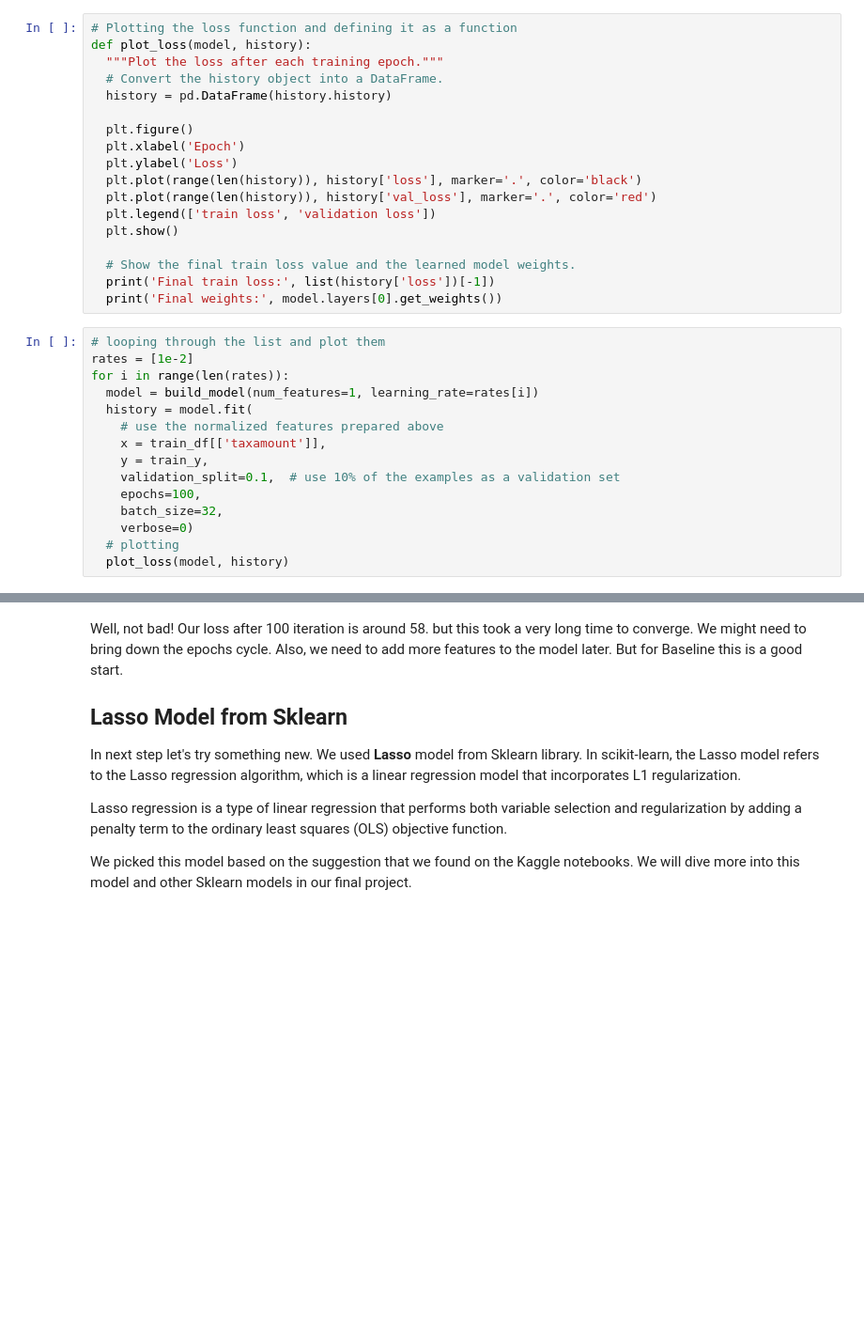
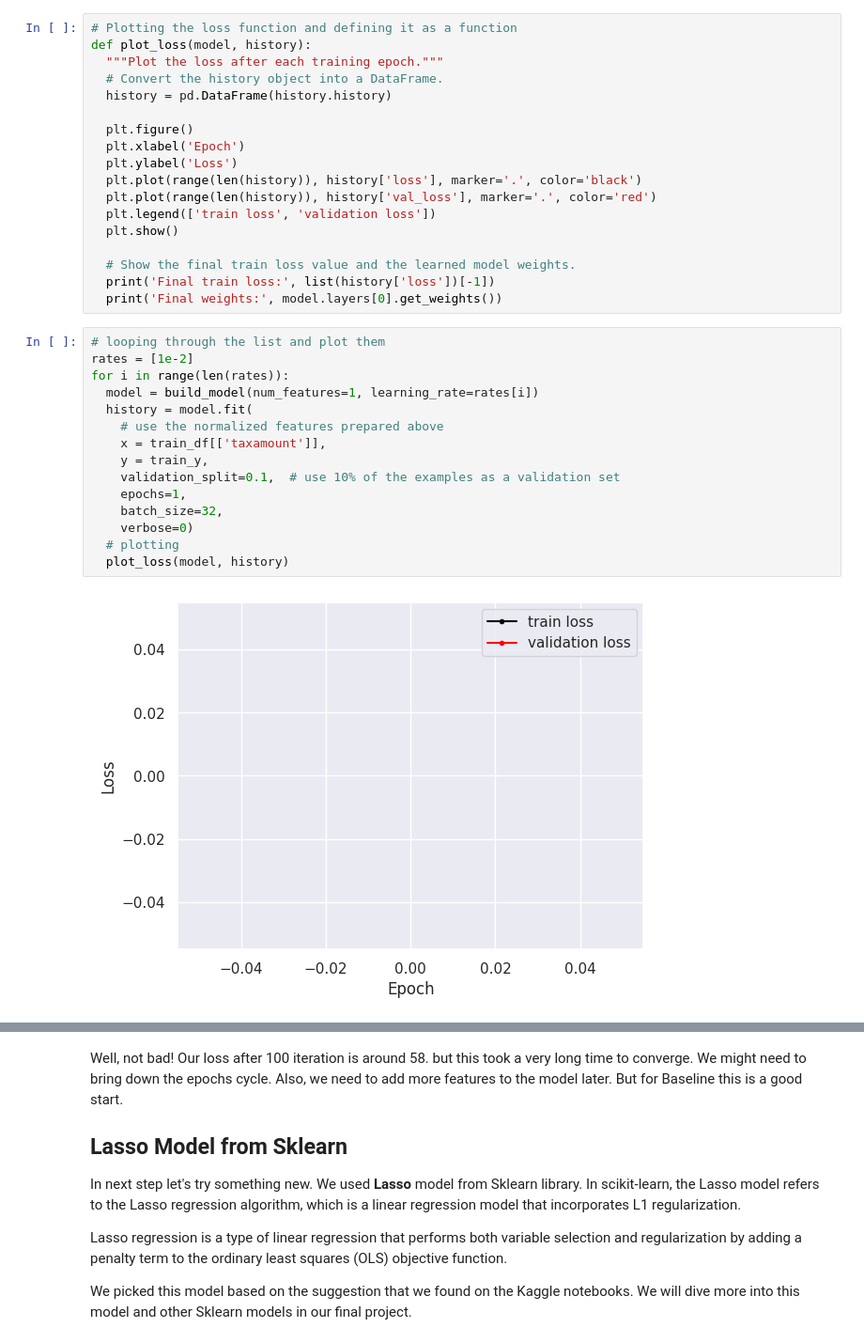
Before and after one commit to AmirMoazzami/207_final_project, a Jupyter notebook: zillow_final_project_207.ipynb, the cells around one changed output, grey strips where cells are left out. Shown at 94% size. Saved outputs shown, nothing was run; the diff lists cells and outputs as text; blank space fills up the shorter version.

```diff
--- a/zillow_final_project_207.ipynb
+++ b/zillow_final_project_207.ipynb
@@ -398,16 +389,17 @@ def plot_loss(model, history):
 # %%
 # looping through the list and plot them
 rates = [1e-2]
 for i in range(len(rates)):
   model = build_model(num_features=1, learning_rate=rates[i])
   history = model.fit(
     # use the normalized features prepared above
     x = train_df[['taxamount']],
     y = train_y,
     validation_split=0.1,  # use 10% of the examples as a validation set
-    epochs=100,
+    epochs=1,
     batch_size=32,
     verbose=0)
   # plotting
   plot_loss(model, history)
 # %% [output]
+[figure, added]
```
Also changed, not shown: parts of 7 cells of this notebook.
